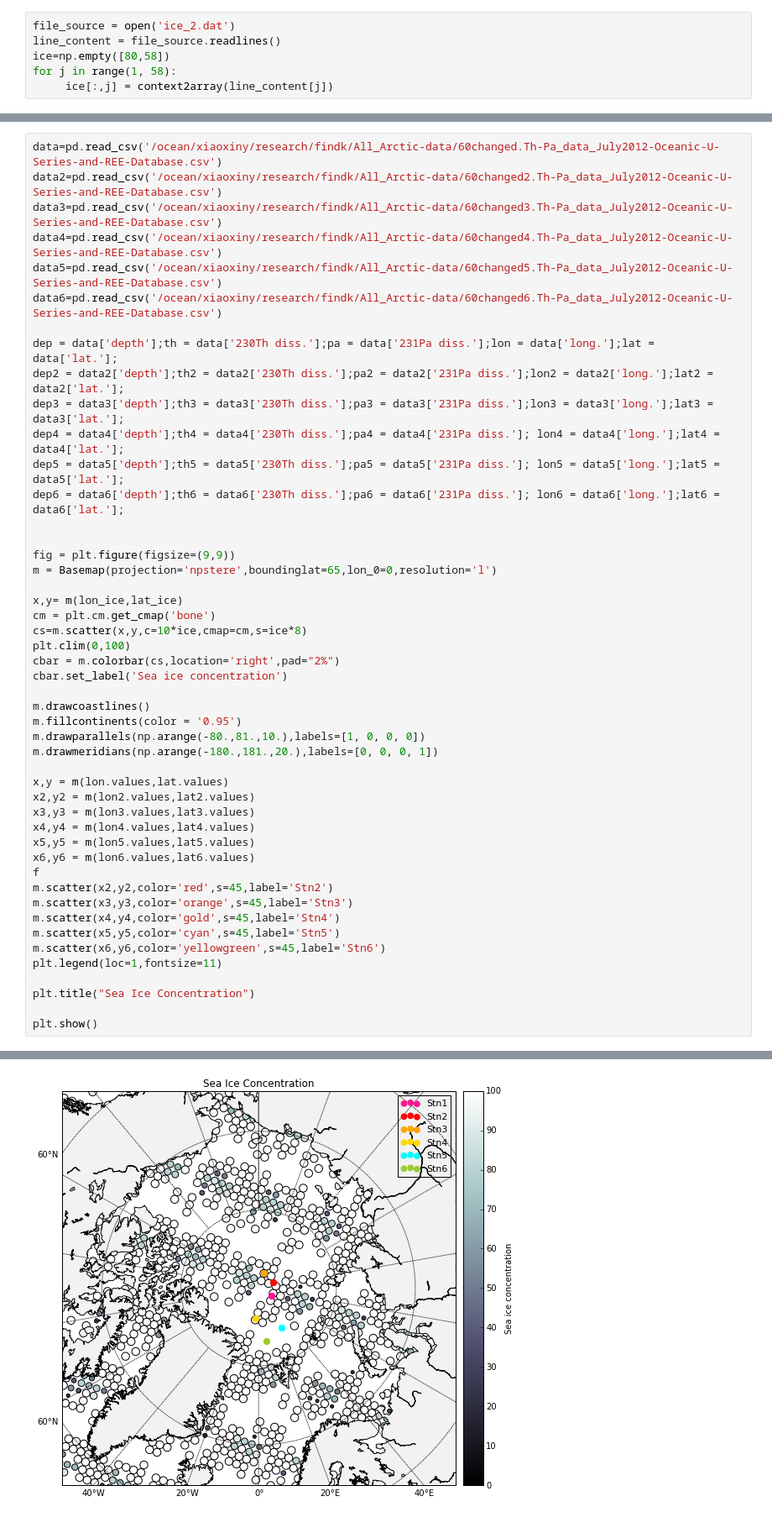
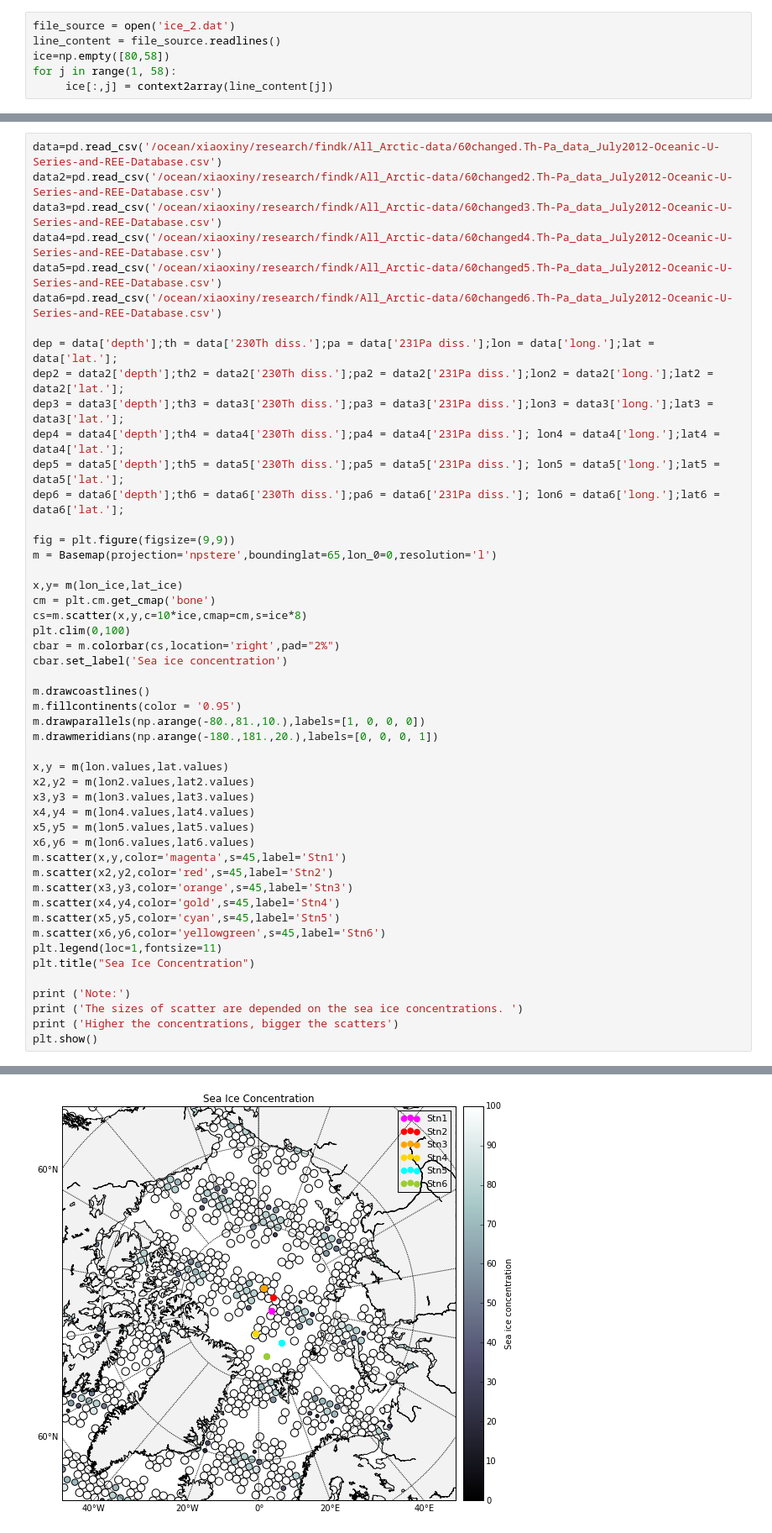
Before and after one commit to UBC-MOAD/analysis-cindy, a Jupyter notebook: notebooks/SesIce Concentration.ipynb, the cells around one changed output, grey strips where cells are left out. Shown at 84% size. Drawn from its saved outputs; the diff is of its cells as text.

```diff
--- a/notebooks/SesIce Concentration.ipynb
+++ b/notebooks/SesIce Concentration.ipynb
@@ -102,7 +90,6 @@ dep3 = data3['depth'];th3 = data3['230Th diss.'];pa3 = data3['231Pa diss.'];lon3
 dep4 = data4['depth'];th4 = data4['230Th diss.'];pa4 = data4['231Pa diss.']; lon4 = data4['long.'];lat4 = data4['lat.'];
 dep5 = data5['depth'];th5 = data5['230Th diss.'];pa5 = data5['231Pa diss.']; lon5 = data5['long.'];lat5 = data5['lat.'];
 dep6 = data6['depth'];th6 = data6['230Th diss.'];pa6 = data6['231Pa diss.']; lon6 = data6['long.'];lat6 = data6['lat.'];
-
 
 fig = plt.figure(figsize=(9,9))
 m = Basemap(projection='npstere',boundinglat=65,lon_0=0,resolution='l')
@@ -125,15 +112,17 @@ x3,y3 = m(lon3.values,lat3.values)
 x4,y4 = m(lon4.values,lat4.values)
 x5,y5 = m(lon5.values,lat5.values)
 x6,y6 = m(lon6.values,lat6.values)
-f
+m.scatter(x,y,color='magenta',s=45,label='Stn1')
 m.scatter(x2,y2,color='red',s=45,label='Stn2')
 m.scatter(x3,y3,color='orange',s=45,label='Stn3')
 m.scatter(x4,y4,color='gold',s=45,label='Stn4')
 m.scatter(x5,y5,color='cyan',s=45,label='Stn5')
 m.scatter(x6,y6,color='yellowgreen',s=45,label='Stn6')
 plt.legend(loc=1,fontsize=11)
-
 plt.title("Sea Ice Concentration")
 
+print ('Note:')
+print ('The sizes of scatter are depended on the sea ice concentrations. ')
+print ('Higher the concentrations, bigger the scatters')
 plt.show()
 # %% [output]
@@ -140,4 +132,4 @@ plt.show()
-[figure, old version]
+[figure, new version]
 # %%
 x = np.array([0.027325463991335147,0.024510694785748719,0.011888324873096453,0.032469161614049787,-0.028055099512585252,0.060141897395522552])
 y = np.array([10, 10,10,10,0,0])
```
Also changed, not shown: parts of 6 cells of this notebook.
